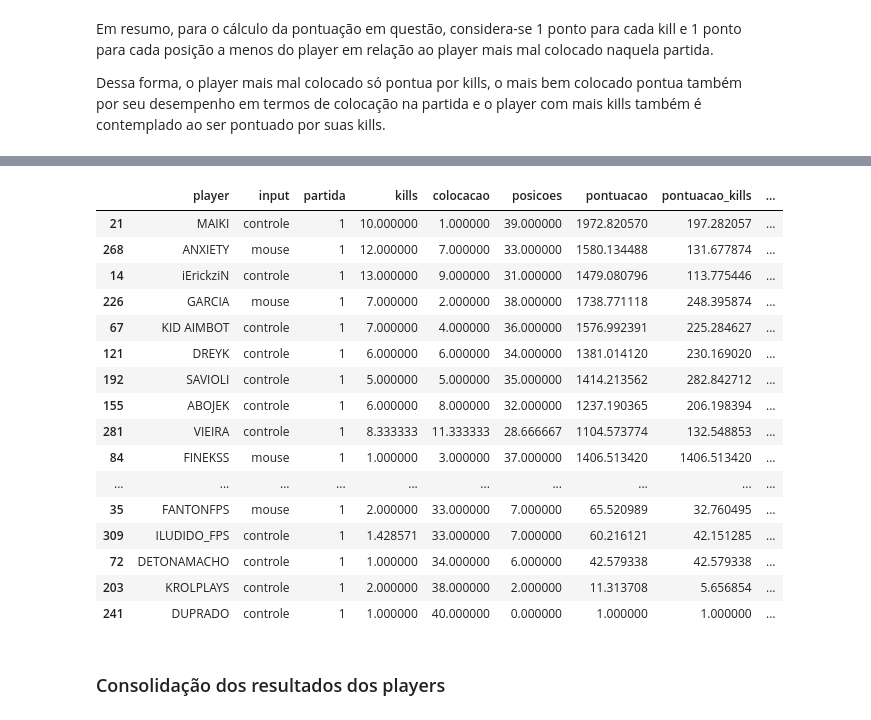
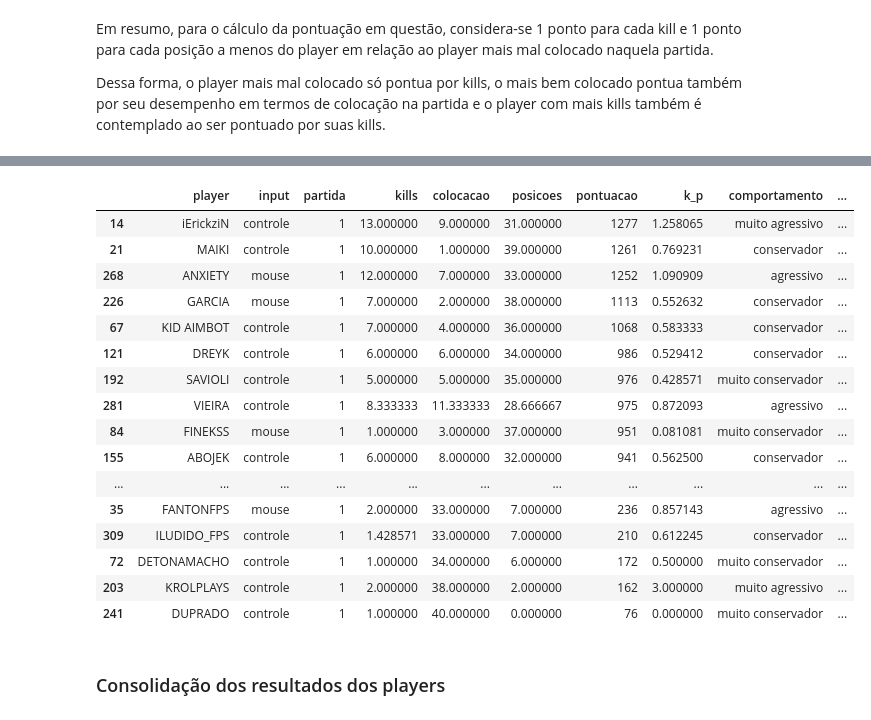
Before and after one commit to GodoyLucas/king_of_rebirth, a Jupyter notebook: Notebooks/King_of_Rebirth_Final.ipynb, the cells around one changed output, grey strips where cells are left out. Cells and saved outputs as stored; diff of their text form; code cells hidden in the pictures.

```diff
--- a/Notebooks/King_of_Rebirth_Final.ipynb
+++ b/Notebooks/King_of_Rebirth_Final.ipynb
@@ -400,3 +401,20 @@ K<sub>p</sub> = Kills do player na partida
 Em resumo, para o cálculo da pontuação em questão, considera-se 1 ponto para cada kill e 1 ponto para cada posição a menos do player em relação ao player mais mal colocado naquela partida.
 
 Dessa forma, o player mais mal colocado só pontua por kills, o mais bem colocado pontua também por seu desempenho em termos de colocação na partida e o player com mais kills também é contemplado ao ser pontuado por suas kills.
+# %%
+valores_posicoes = []
+
+for i in final_analise.itertuples():
+
+  df_query = final_analise.query('partida == @i.partida')
+
+  colocacao_max_partida = df_query.colocacao.max()
+
+  colocacao = i.colocacao
+
+  posicoes = colocacao_max_partida - colocacao
+
+  valores_posicoes.append(posicoes)
+
+final_analise['posicoes'] = valores_posicoes
+final_analise
@@ -501,0 +623,6 @@ final_analise[visualizacao]
+# %%
+for i in range(1, 9):
+
+  k_p_media = final_analise.query('partida == @i')['k_p_media']
+
+  print(k_p_media)
@@ -601,59 +746,56 @@ for i in final_analise.itertuples():
 
   df_query = final_analise.query('partida == @i.partida')
 
-  kills_media_partida = df_query.kills.mean()
-  posicoes_media_partida = df_query.colocacao.mean()
-
-  kills_normalizada = i.kills / kills_media_partida
-  posicoes_normalizada = i.posicoes / posicoes_media_partida
+  kills_normalizada = i.kills_normalizada
+  posicoes_normalizada = i.posicoes_normalizada
 
   if kills_normalizada > 1:
     if posicoes_normalizada > kills_normalizada:
       destaque = 'se destacou pela colocação, mas também pelas kills'
     else:
       if posicoes_normalizada > 1:
         destaque = 'se destacou pelas kills, mas também pela colocacao'
       else:
         destaque = 'se destacou apenas pelas kills'
   else:
     if posicoes_normalizada > 1:
       destaque = 'se destacou apenas pela colocação'
     else:
       destaque = 'não se destacou'
 
   valores_kills_media_partida.append(kills_media_partida)
   valores_kills_normalizada.append(kills_normalizada)
   valores_posicoes_media_partida.append(posicoes_media_partida)
   valores_posicoes_normalizada.append(posicoes_normalizada)
   valores_destaque.append(destaque)
 
 final_analise['kills_media_partida'] = valores_kills_media_partida
 final_analise['posicoes_media_partida'] = valores_posicoes_media_partida
 final_analise['kills_normalizada'] = valores_kills_normalizada
 final_analise['posicoes_normalizada'] = valores_posicoes_normalizada
 final_analise['destaque'] = valores_destaque
 
-visualizacao = ['player', 'input', 'partida', 'kills', 'colocacao', 'posicoes', 'pontuacao', 'pontuacao_kills', 'pontuacao_posicoes', 'k_p', 'comportamento', 'destaque']
+visualizacao = ['player', 'input', 'partida', 'kills', 'colocacao', 'posicoes', 'pontuacao', 'k_p', 'comportamento', 'kills_normalizada', 'posicoes_normalizada', 'destaque']
 
-final_analise[visualizacao].query('partida == 1').sort_values(['partida', 'pontuacao_posicoes', 'k_p'], ascending = False)
+final_analise[visualizacao].query('partida == 1').sort_values(['partida', 'pontuacao', 'k_p'], ascending = False)
 # %% [output]
-|  | player | input | partida | kills | colocacao | posicoes | pontuacao | pontuacao_kills | ... |
-| 21 | MAIKI | controle | 1 | 10.000000 | 1.000000 | 39.000000 | 1972.820570 | 197.282057 | ... |
-| 268 | ANXIETY | mouse | 1 | 12.000000 | 7.000000 | 33.000000 | 1580.134488 | 131.677874 | ... |
-| 14 | iErickziN | controle | 1 | 13.000000 | 9.000000 | 31.000000 | 1479.080796 | 113.775446 | ... |
-| 226 | GARCIA | mouse | 1 | 7.000000 | 2.000000 | 38.000000 | 1738.771118 | 248.395874 | ... |
-| 67 | KID AIMBOT | controle | 1 | 7.000000 | 4.000000 | 36.000000 | 1576.992391 | 225.284627 | ... |
-| 121 | DREYK | controle | 1 | 6.000000 | 6.000000 | 34.000000 | 1381.014120 | 230.169020 | ... |
-| 192 | SAVIOLI | controle | 1 | 5.000000 | 5.000000 | 35.000000 | 1414.213562 | 282.842712 | ... |
-| 155 | ABOJEK | controle | 1 | 6.000000 | 8.000000 | 32.000000 | 1237.190365 | 206.198394 | ... |
-| 281 | VIEIRA | controle | 1 | 8.333333 | 11.333333 | 28.666667 | 1104.573774 | 132.548853 | ... |
-| 84 | FINEKSS | mouse | 1 | 1.000000 | 3.000000 | 37.000000 | 1406.513420 | 1406.513420 | ... |
-| ... | ... | ... | ... | ... | ... | ... | ... | ... | ... |
-| 35 | FANTONFPS | mouse | 1 | 2.000000 | 33.000000 | 7.000000 | 65.520989 | 32.760495 | ... |
-| 309 | ILUDIDO_FPS | controle | 1 | 1.428571 | 33.000000 | 7.000000 | 60.216121 | 42.151285 | ... |
-| 72 | DETONAMACHO | controle | 1 | 1.000000 | 34.000000 | 6.000000 | 42.579338 | 42.579338 | ... |
-| 203 | KROLPLAYS | controle | 1 | 2.000000 | 38.000000 | 2.000000 | 11.313708 | 5.656854 | ... |
-| 241 | DUPRADO | controle | 1 | 1.000000 | 40.000000 | 0.000000 | 1.000000 | 1.000000 | ... |
+|  | player | input | partida | kills | colocacao | posicoes | pontuacao | k_p | comportamento | ... |
+| 14 | iErickziN | controle | 1 | 13.000000 | 9.000000 | 31.000000 | 1277 | 1.258065 | muito agressivo | ... |
+| 21 | MAIKI | controle | 1 | 10.000000 | 1.000000 | 39.000000 | 1261 | 0.769231 | conservador | ... |
+| 268 | ANXIETY | mouse | 1 | 12.000000 | 7.000000 | 33.000000 | 1252 | 1.090909 | agressivo | ... |
+| 226 | GARCIA | mouse | 1 | 7.000000 | 2.000000 | 38.000000 | 1113 | 0.552632 | conservador | ... |
+| 67 | KID AIMBOT | controle | 1 | 7.000000 | 4.000000 | 36.000000 | 1068 | 0.583333 | conservador | ... |
+| 121 | DREYK | controle | 1 | 6.000000 | 6.000000 | 34.000000 | 986 | 0.529412 | conservador | ... |
+| 192 | SAVIOLI | controle | 1 | 5.000000 | 5.000000 | 35.000000 | 976 | 0.428571 | muito conservador | ... |
+| 281 | VIEIRA | controle | 1 | 8.333333 | 11.333333 | 28.666667 | 975 | 0.872093 | agressivo | ... |
+| 84 | FINEKSS | mouse | 1 | 1.000000 | 3.000000 | 37.000000 | 951 | 0.081081 | muito conservador | ... |
+| 155 | ABOJEK | controle | 1 | 6.000000 | 8.000000 | 32.000000 | 941 | 0.562500 | conservador | ... |
+| ... | ... | ... | ... | ... | ... | ... | ... | ... | ... | ... |
+| 35 | FANTONFPS | mouse | 1 | 2.000000 | 33.000000 | 7.000000 | 236 | 0.857143 | agressivo | ... |
+| 309 | ILUDIDO_FPS | controle | 1 | 1.428571 | 33.000000 | 7.000000 | 210 | 0.612245 | conservador | ... |
+| 72 | DETONAMACHO | controle | 1 | 1.000000 | 34.000000 | 6.000000 | 172 | 0.500000 | muito conservador | ... |
+| 203 | KROLPLAYS | controle | 1 | 2.000000 | 38.000000 | 2.000000 | 162 | 3.000000 | muito agressivo | ... |
+| 241 | DUPRADO | controle | 1 | 1.000000 | 40.000000 | 0.000000 | 76 | 0.000000 | muito conservador | ... |
 # %% [markdown]
 ### Consolidação dos resultados dos players
 # %% [markdown]
```
Also changed, not shown: parts of 22 cells of this notebook.
